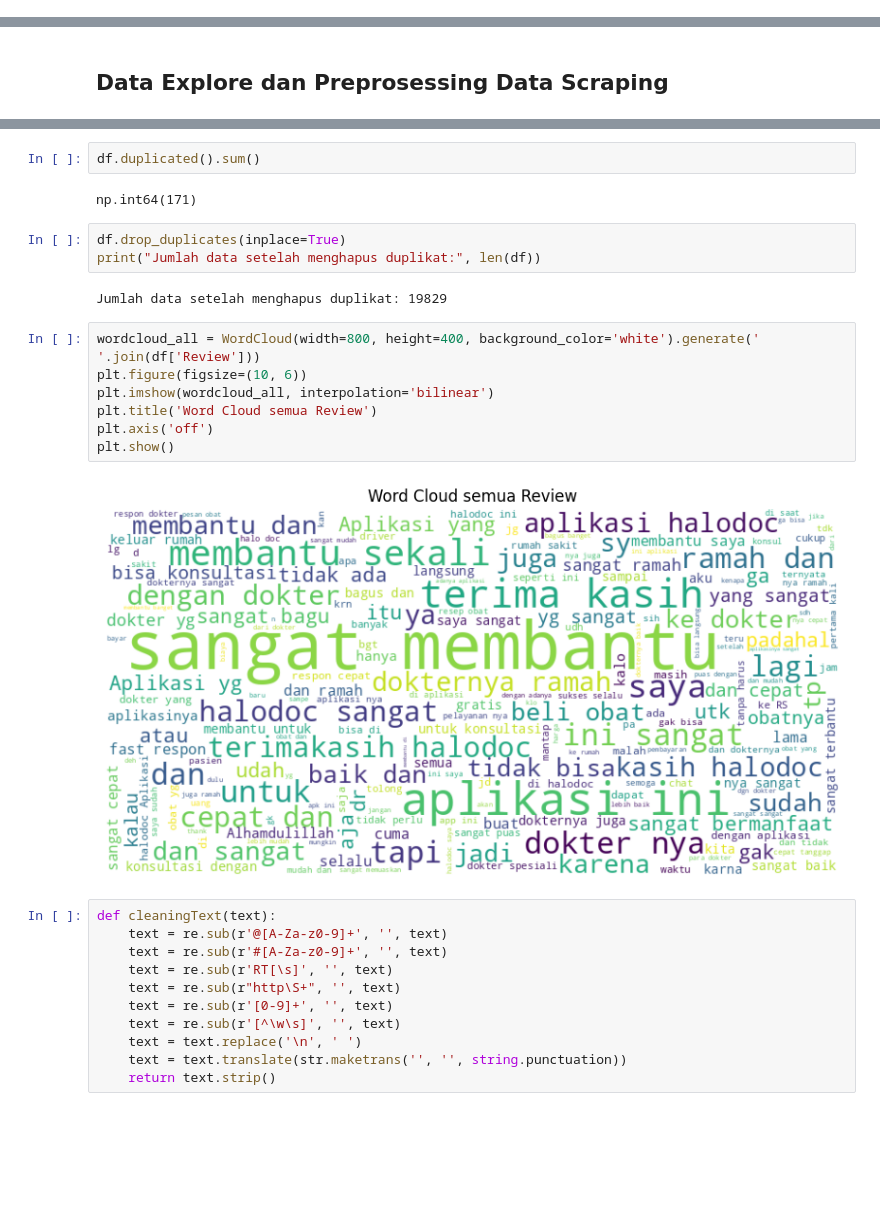
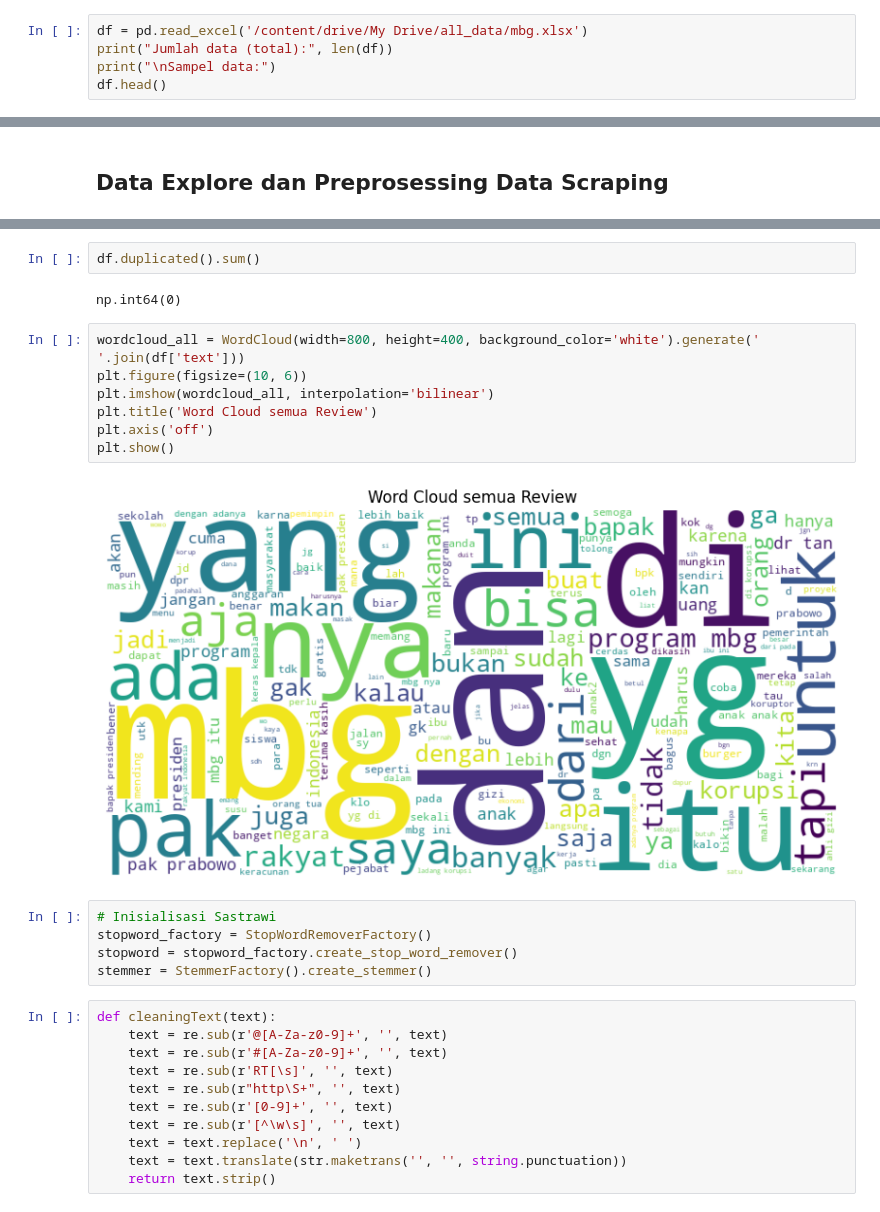
Before and after one commit to putri-indahsari/skripsi, a Jupyter notebook: Sentimen_Analisis_Model.ipynb, the cells around one changed output, grey strips where cells are left out. Drawn from its saved outputs; the diff is of its cells as text; blank space fills up the shorter version.

```diff
--- a/Sentimen_Analisis_Model.ipynb
+++ b/Sentimen_Analisis_Model.ipynb
@@ -86,0 +65,5 @@ Mounted at /content/drive
+# %%
+df = pd.read_excel('/content/drive/My Drive/all_data/mbg.xlsx')
+print("Jumlah data (total):", len(df))
+print("\nSampel data:")
+df.head()
@@ -122,21 +129,21 @@ dtype: int64
 # %%
 df.duplicated().sum()
 # %% [output]
-np.int64(171)
+np.int64(0)
-# %%
-df.drop_duplicates(inplace=True)
-print("Jumlah data setelah menghapus duplikat:", len(df))
-# %% [output]
-Jumlah data setelah menghapus duplikat: 19829
 # %%
-wordcloud_all = WordCloud(width=800, height=400, background_color='white').generate(' '.join(df['Review']))
+wordcloud_all = WordCloud(width=800, height=400, background_color='white').generate(' '.join(df['text']))
 plt.figure(figsize=(10, 6))
 plt.imshow(wordcloud_all, interpolation='bilinear')
 plt.title('Word Cloud semua Review')
 plt.axis('off')
 plt.show()
 # %% [output]
-[figure, old version]
+[figure, new version]
+# %%
+# Inisialisasi Sastrawi
+stopword_factory = StopWordRemoverFactory()
+stopword = stopword_factory.create_stop_word_remover()
+stemmer = StemmerFactory().create_stemmer()
 # %%
 def cleaningText(text):
     text = re.sub(r'@[A-Za-z0-9]+', '', text)
```
Also changed, not shown: parts of 14 cells of this notebook.
